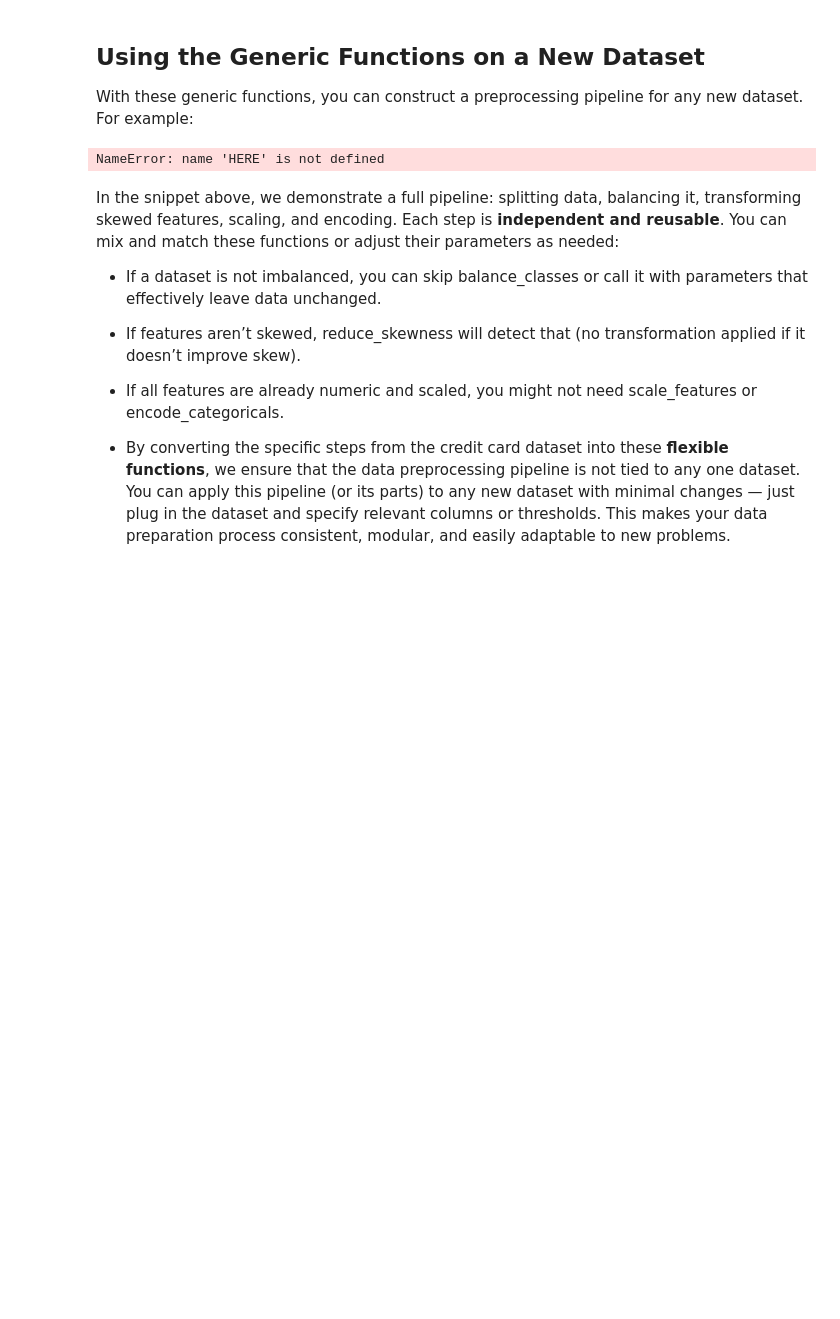
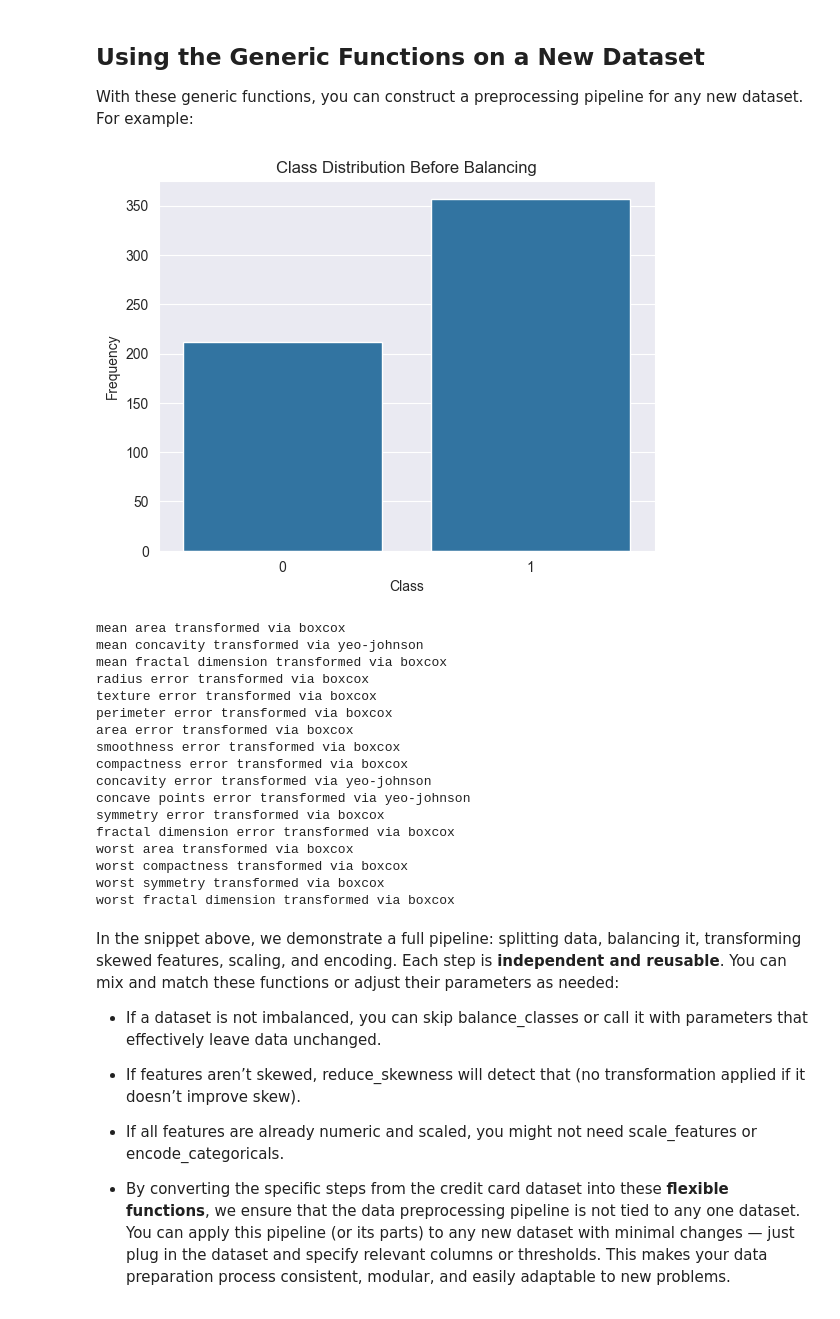
Before and after one commit to guyreuveni33/Tabular-Data-Science-Final-Research-Project, a Jupyter notebook: 21_2_2025_13 (2).ipynb, the cells around one changed output. Drawn from its saved outputs; the diff is of its cells as text; code cells hidden in the pictures; blank space fills up the shorter version.

Commit message:
adding new dataset

```diff
--- a/21_2_2025_13 (2).ipynb
+++ b/21_2_2025_13 (2).ipynb
@@ -909,34 +909,56 @@ By using reduce_skewness on the **Amount** field in the credit card data, the ex
 # %% [markdown]
 ## Using the Generic Functions on a New Dataset
 With these generic functions, you can construct a preprocessing pipeline for any new dataset. For example:
-# %%
-HERE
-
-
-
-
-# Suppose df_new is a new dataset and 'Target' is the label column
-X_new, y_new = split_features_target(df_new, target_col="Target")
-
-# Handle missing values or outliers in X_new here if needed (not covered above)
-# For example: X_new.fillna(X_new.median(), inplace=True)  # simple imputation
-
-# Balance classes if the target is imbalanced
-X_new_bal, y_new_bal = balance_classes(X_new, y_new, oversample_target=1.0, undersample_factor=1.0)
-
-# Reduce skewness in numeric features of X_new_bal
-for col in X_new_bal.select_dtypes(include='number').columns:
-    if abs(X_new_bal[col].skew()) > 1.0:
-        X_new_bal[col], method = reduce_skewness(X_new_bal[col], methods=('log','yeo-johnson','boxcox'))
-        print(f"{col} transformed via {method}")
-
-# Scale features if desired
-X_new_bal, scaler = scale_features(X_new_bal)
-
-# Encode categoricals if any (after scaling numeric, to keep processes separate)
-X_new_bal = encode_categoricals(X_new_bal)
-# %% [output]
-NameError: name 'HERE' is not defined
+# %%
+from sklearn.datasets import load_breast_cancer
+
+
+# פונקציה להדמיית התפלגות הקטגוריות
+def plot_class_distribution(y, title):
+    sns.countplot(x=y)
+    plt.title(title)
+    plt.xlabel('Class')
+    plt.ylabel('Frequency')
+    plt.show()
+
+# טעינת הדאטהסט
+data = load_breast_cancer()
+df = pd.DataFrame(data.data, columns=data.feature_names)
+df['target'] = data.target  # שם עמודת המטרה הנכון
+
+# הצגת התפלגות המחלקות לפני איזון
+plot_class_distribution(df['target'], 'Class Distribution Before Balancing')
+
+# שימוש בפונקציות הכלליות עם שם העמודה הנכון
+X_new, y_new = split_features_target(df, target_col="target")
+
+# איזון מחלקות
+X_new_bal, y_new_bal = balance_classes(X_new, y_new, oversample_target=1.0, undersample_factor=1.0)
+
+# תיקון סקיואנס לתכונות מספריות
+for col in X_new_bal.select_dtypes(include='number').columns:
+    if abs(X_new_bal[col].skew()) > 1.0:
+        X_new_bal[col], method = reduce_skewness(X_new_bal[col], methods=('log','yeo-johnson','boxcox'))
+        print(f"{col} transformed via {method}")
+# %% [output]
+[figure, added]
+mean area transformed via boxcox
+mean concavity transformed via yeo-johnson
+mean fractal dimension transformed via boxcox
+radius error transformed via boxcox
+texture error transformed via boxcox
+perimeter error transformed via boxcox
+area error transformed via boxcox
+smoothness error transformed via boxcox
+compactness error transformed via boxcox
+concavity error transformed via yeo-johnson
+concave points error transformed via yeo-johnson
+symmetry error transformed via boxcox
+fractal dimension error transformed via boxcox
+worst area transformed via boxcox
+worst compactness transformed via boxcox
+worst symmetry transformed via boxcox
+worst fractal dimension transformed via boxcox
 # %% [markdown]
 In the snippet above, we demonstrate a full pipeline: splitting data, balancing it, transforming skewed features, scaling, and encoding. Each step is **independent and reusable**. You can mix and match these functions or adjust their parameters as needed:
 - If a dataset is not imbalanced, you can skip balance_classes or call it with parameters that effectively leave data unchanged.
```
Also changed, not shown: parts of 3 cells of this notebook.
